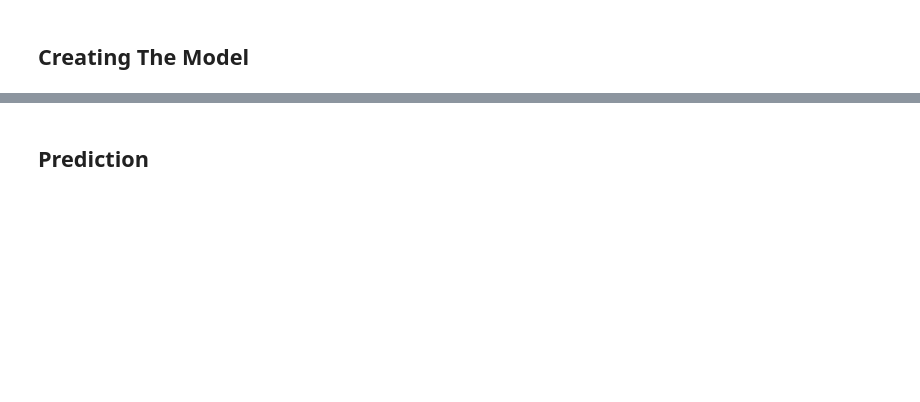
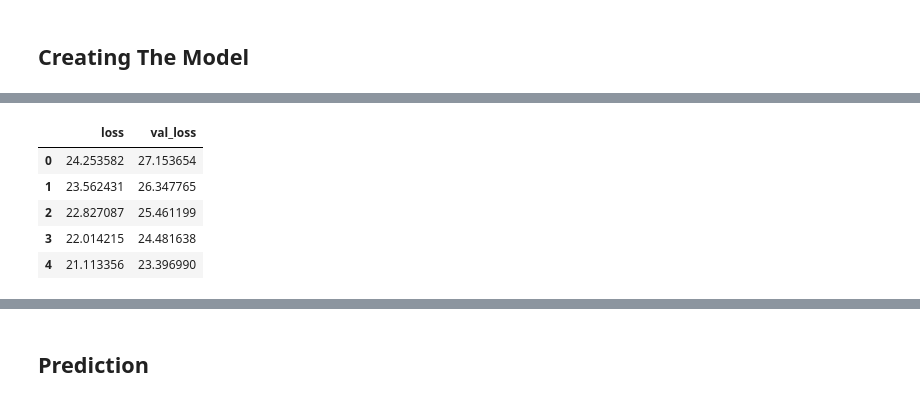
Before and after one commit to TolgaKilinckaya/British_Airlines_Customer_Reviews_Analysis, a Jupyter notebook: review_prediction_ml.ipynb, the cells around one changed output, grey strips where cells are left out. Saved outputs shown, nothing was run; the diff lists cells and outputs as text; code cells hidden in the pictures; blank space fills up the shorter version.

```diff
--- a/review_prediction_ml.ipynb
+++ b/review_prediction_ml.ipynb
@@ -281,0 +298,9 @@ XGBClassifier(base_score=None, booster=None, callbacks=None,
+# %%
+loss_data.head()
+# %% [output]
+|  | loss | val_loss |
+| 0 | 24.253582 | 27.153654 |
+| 1 | 23.562431 | 26.347765 |
+| 2 | 22.827087 | 25.461199 |
+| 3 | 22.014215 | 24.481638 |
+| 4 | 21.113356 | 23.396990 |
```
Also changed, not shown: parts of 47 cells of this notebook.
